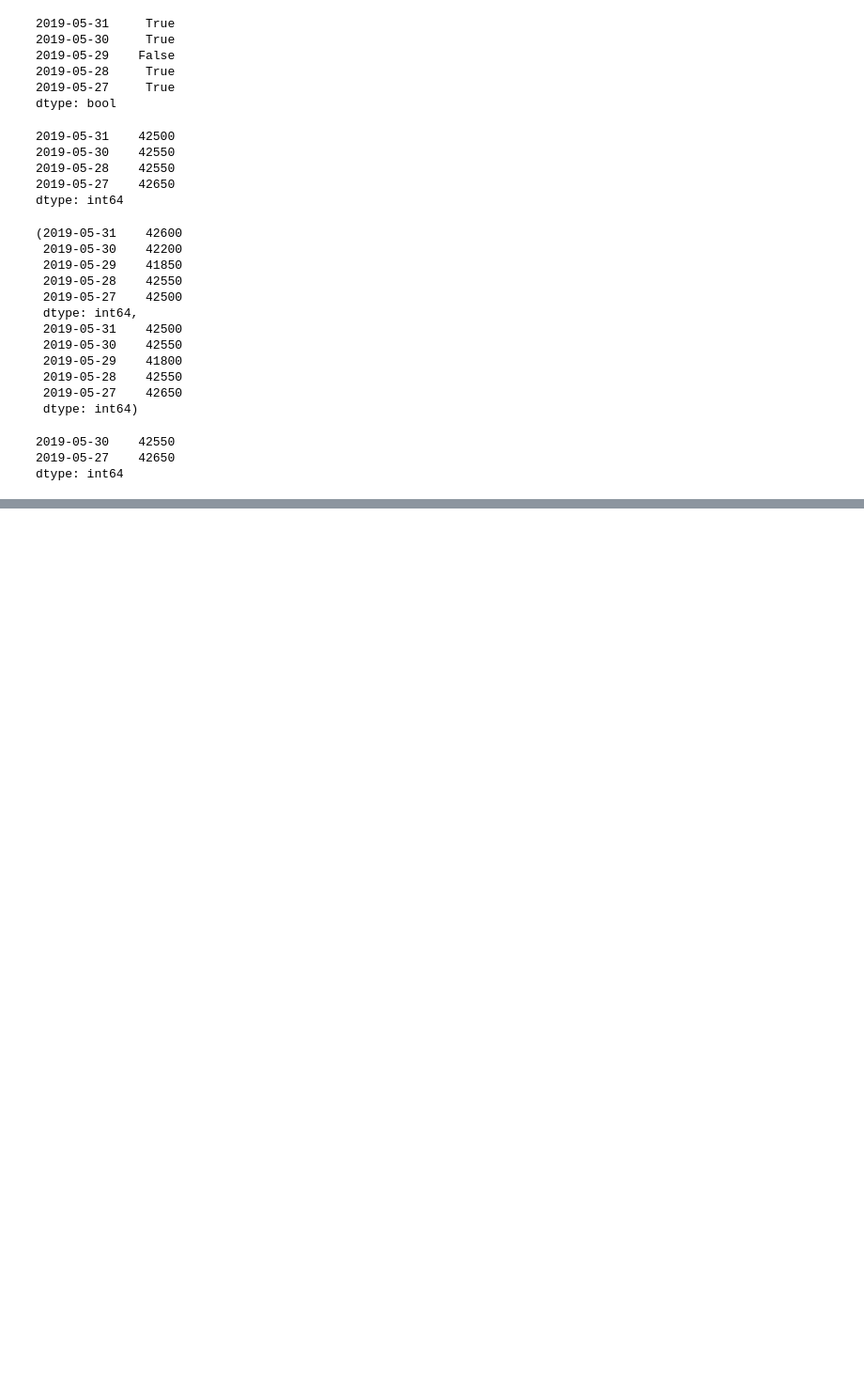
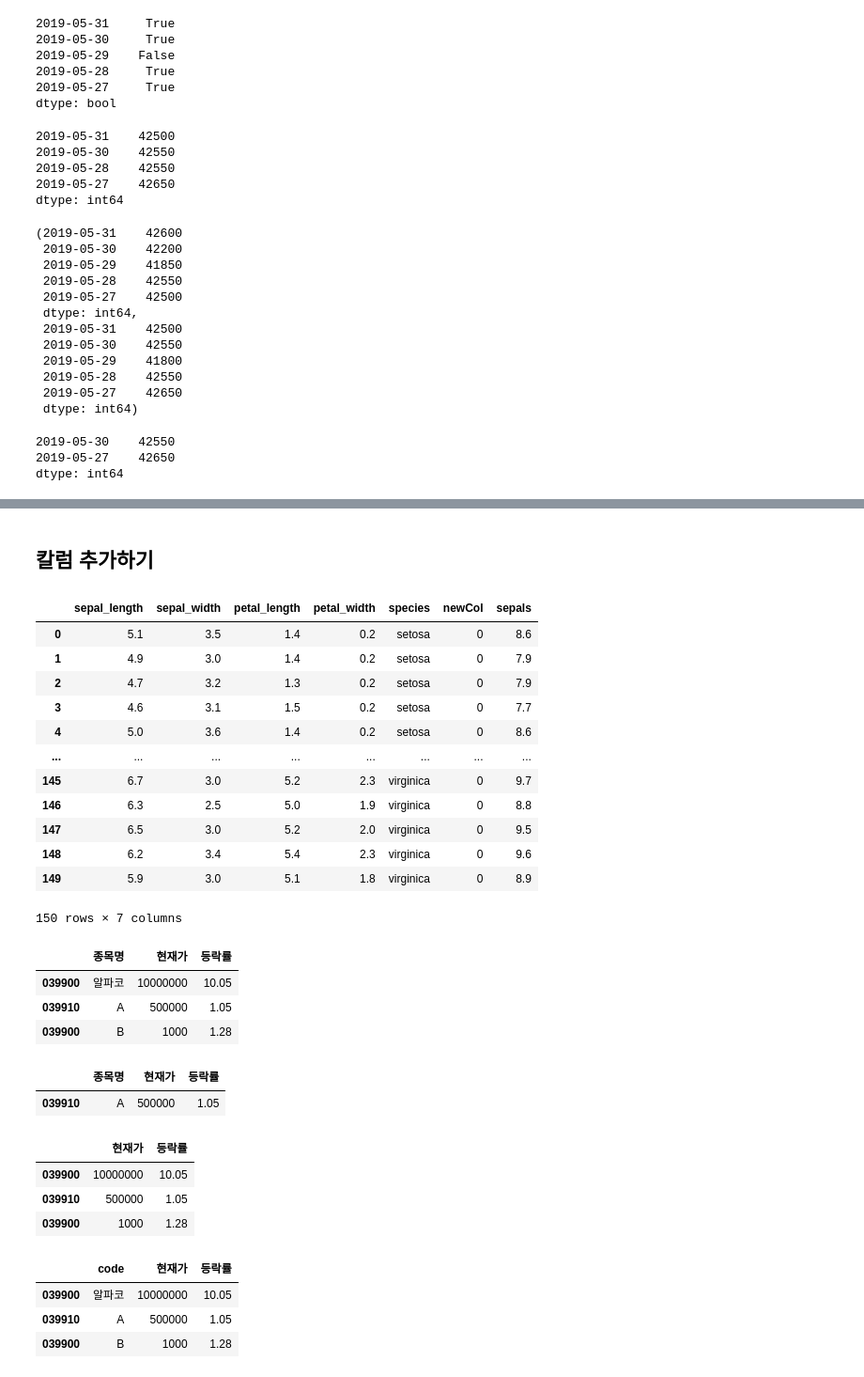
Before and after one commit to bayern31/0924_test, a Jupyter notebook: pandas.ipynb, the cells around one changed output, grey strips where cells are left out. Shown: that part at 94% size. Cells and saved outputs as stored; diff of their text form; code cells hidden in the pictures; blank space fills up the shorter version.

```diff
--- a/pandas.ipynb
+++ b/pandas.ipynb
@@ -297,0 +633,74 @@ dtype: int64
+# %% [markdown]
+## 칼럼 추가하기
+# %%
+iris2 = iris.copy()
+iris2['newCol'] = 0
+iris2['sepals'] = iris2['sepal_length'] + iris2['sepal_width']
+iris2
+# %% [output]
+|  | sepal_length | sepal_width | petal_length | petal_width | species | newCol | sepals |
+| 0 | 5.1 | 3.5 | 1.4 | 0.2 | setosa | 0 | 8.6 |
+| 1 | 4.9 | 3.0 | 1.4 | 0.2 | setosa | 0 | 7.9 |
+| 2 | 4.7 | 3.2 | 1.3 | 0.2 | setosa | 0 | 7.9 |
+| 3 | 4.6 | 3.1 | 1.5 | 0.2 | setosa | 0 | 7.7 |
+| 4 | 5.0 | 3.6 | 1.4 | 0.2 | setosa | 0 | 8.6 |
+| ... | ... | ... | ... | ... | ... | ... | ... |
+| 145 | 6.7 | 3.0 | 5.2 | 2.3 | virginica | 0 | 9.7 |
+| 146 | 6.3 | 2.5 | 5.0 | 1.9 | virginica | 0 | 8.8 |
+| 147 | 6.5 | 3.0 | 5.2 | 2.0 | virginica | 0 | 9.5 |
+| 148 | 6.2 | 3.4 | 5.4 | 2.3 | virginica | 0 | 9.6 |
+| 149 | 5.9 | 3.0 | 5.1 | 1.8 | virginica | 0 | 8.9 |
+150 rows × 7 columns
+# %%
+from pandas import DataFrame
+
+data = [
+    ["알파코", 10000000, 10.05],
+    ["A", 500000, 1.05],
+    ["B", 1000, 1.28]
+]
+
+index = ["039900", "039910", "039900"]
+columns = ["종목명", "현재가", "등락률"]
+df = DataFrame(data=data, index=index, columns=columns)
+df
+# %% [output]
+|  | 종목명 | 현재가 | 등락률 |
+| 039900 | 알파코 | 10000000 | 10.05 |
+| 039910 | A | 500000 | 1.05 |
+| 039900 | B | 1000 | 1.28 |
+# %%
+# axis = 0, 행을 처리한다.
+# axis = 1, 열을 처리한다.
+
+df.drop("039900", axis = 0)
+# %% [output]
+|  | 종목명 | 현재가 | 등락률 |
+| 039910 | A | 500000 | 1.05 |
+# %%
+df.drop("종목명", axis = 1)
+# %% [output]
+|  | 현재가 | 등락률 |
+| 039900 | 10000000 | 10.05 |
+| 039910 | 500000 | 1.05 |
+| 039900 | 1000 | 1.28 |
+# %%
+# 칼럼명 변경
+from pandas import DataFrame
+
+data = [
+    ["알파코", 10000000, 10.05],
+    ["A", 500000, 1.05],
+    ["B", 1000, 1.28]
+]
+
+index = ["039900", "039910", "039900"]
+columns = ["종목명", "현재가", "등락률"]
+df = DataFrame(data=data, index=index, columns=columns)
+df2 = df.rename(columns = {'종목명' : 'code'})
+df2
+# %% [output]
+|  | code | 현재가 | 등락률 |
+| 039900 | 알파코 | 10000000 | 10.05 |
+| 039910 | A | 500000 | 1.05 |
+| 039900 | B | 1000 | 1.28 |
```
Also changed, not shown: parts of 35 cells of this notebook, 7 other files.
